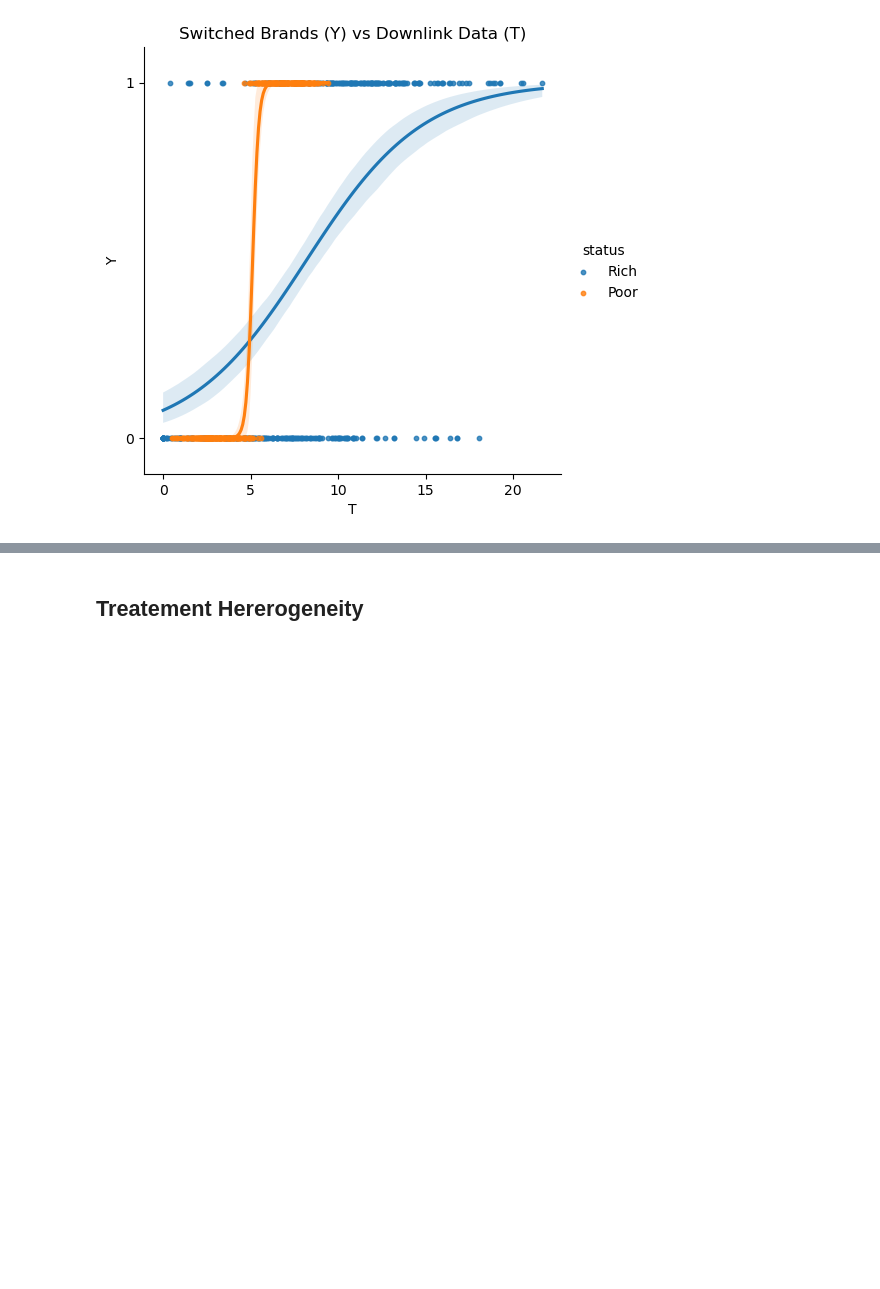
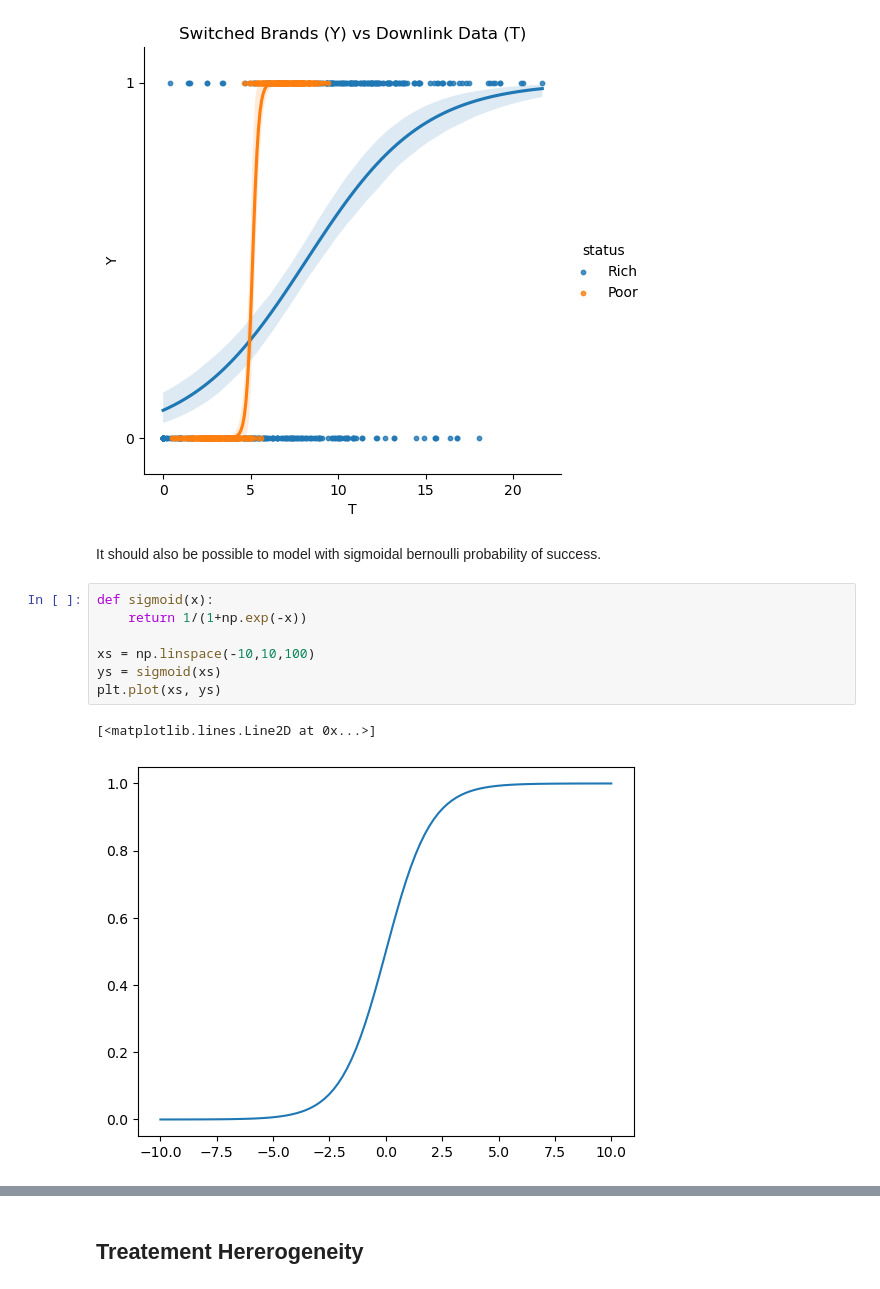
Before and after one commit to davidcherney/Facure_notes, a Jupyter notebook: playground.ipynb, the cells around one changed output, grey strips where cells are left out. Drawn from its saved outputs; the diff is of its cells as text; blank space fills up the shorter version.

```diff
--- a/playground.ipynb
+++ b/playground.ipynb
@@ -188,3 +213,15 @@ plt.yticks(ticks=[0,1], labels=[0,1])
 plt.title("Switched Brands (Y) vs Downlink Data (T)");
 # %% [output]
 [figure]
+# %% [markdown]
+It should also be possible to model with sigmoidal bernoulli probability of success.
+# %%
+def sigmoid(x):
+    return 1/(1+np.exp(-x))
+
+xs = np.linspace(-10,10,100)
+ys = sigmoid(xs)
+plt.plot(xs, ys)
+# %% [output]
+[<matplotlib.lines.Line2D at 0x...>]
+[figure, added]
```
Also changed, not shown: parts of 20 cells of this notebook, 2 other files.
